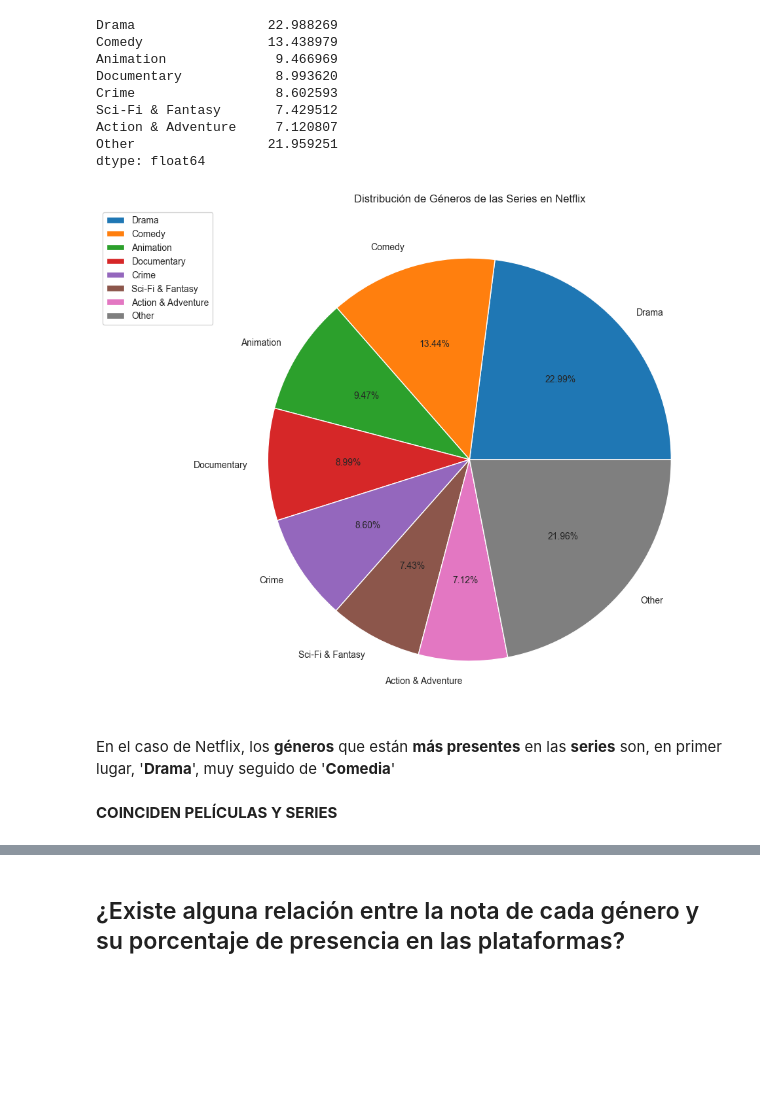
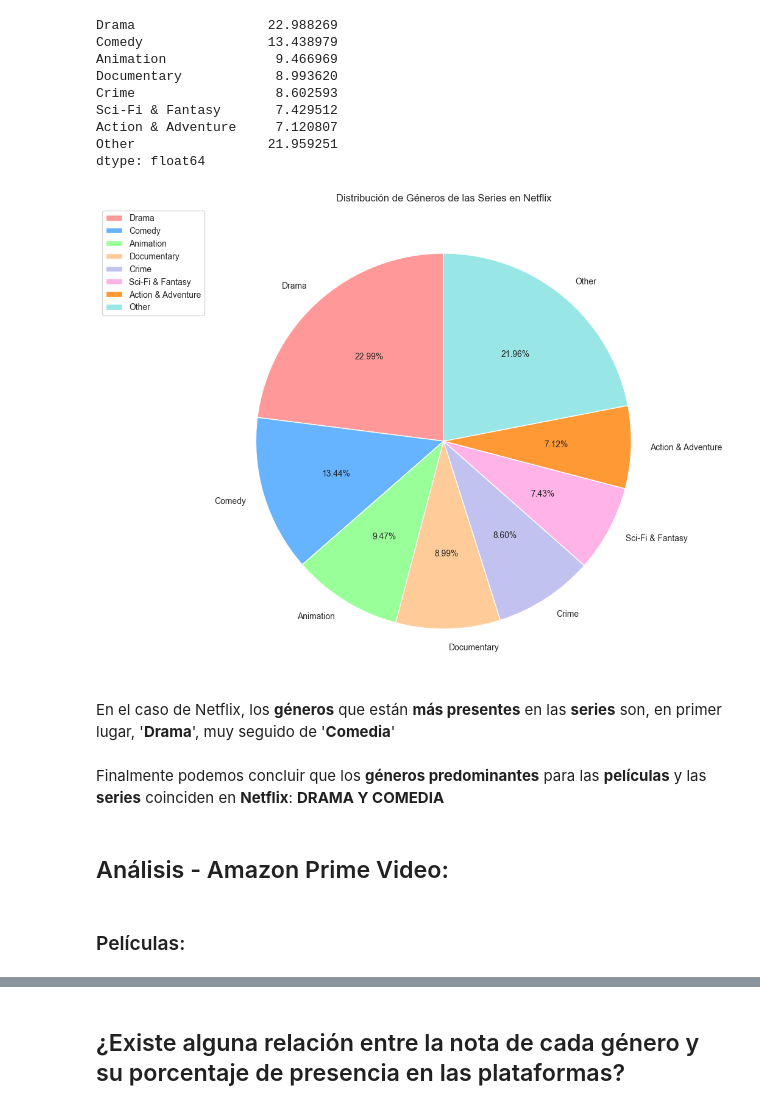
Before and after one commit to tacedo97/EDA-Streaming-Platforms-Spain, a Jupyter notebook: Analysis.ipynb, the cells around one changed output, grey strips where cells are left out. Saved outputs shown, nothing was run; the diff lists cells and outputs as text; code cells hidden in the pictures; blank space fills up the shorter version.

```diff
--- a/Analysis.ipynb
+++ b/Analysis.ipynb
@@ -1188,19 +1189,24 @@ dtype: float64
 # %%
 plt.figure(figsize=(10,10))
 
 # declaring data
 data = porc_netflix_series_genre_aux.values.tolist()
 keys = porc_netflix_series_genre_aux.index.tolist()
+colors = ['#ff9999', '#66b3ff', '#99ff99', '#ffcc99', '#c2c2f0', '#ffb3e6', '#ff9933', '#99e6e6']
 
 # plotting data on chart
-plt.pie(data, labels=keys,autopct='%.2f%%')
+plt.pie(data, labels=keys,autopct='%.2f%%', colors=colors, startangle=90)
 plt.title("Distribución de Géneros de las Series en Netflix")
 plt.legend(loc = "best", bbox_to_anchor=(0, 1), fontsize='medium')
 # displaying chart
 plt.show()
 # %% [output]
-[figure, old version]
+[figure, new version]
 # %% [markdown]
 En el caso de Netflix, los **géneros** que están **más presentes** en las **series** son, en primer lugar, '**Drama**', muy seguido de '**Comedia**'
-# %% [markdown]
-**COINCIDEN PELÍCULAS Y SERIES**
+# %% [markdown]
+Finalmente podemos concluir que los **géneros predominantes** para las **películas** y las **series** coinciden en **Netflix**: **DRAMA Y COMEDIA**
+# %% [markdown]
+## Análisis - Amazon Prime Video:
+# %% [markdown]
+### Películas:
```
Also changed, not shown: parts of 70 cells of this notebook, 13 other files.
